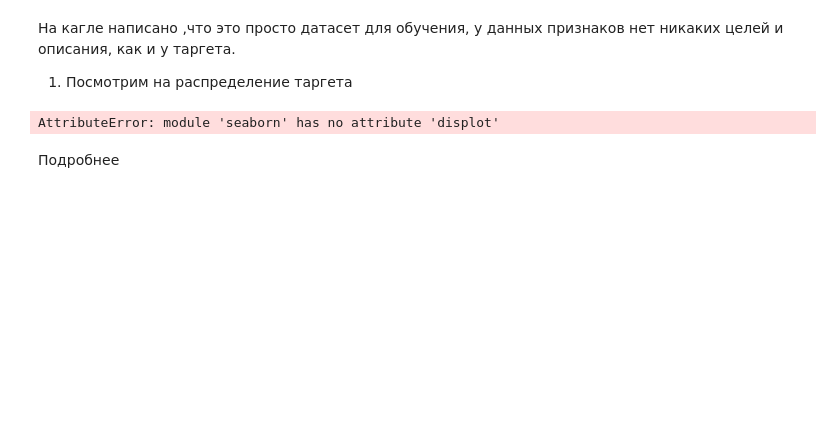
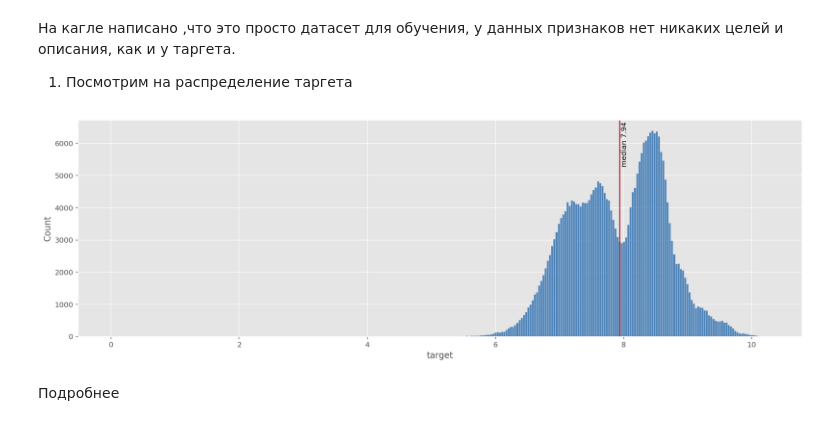
Before and after one commit to Lisstrange/Mini-examples, a Jupyter notebook: seaborn_viz.ipynb, the cells around one changed output. Saved outputs shown, nothing was run; the diff lists cells and outputs as text; code cells hidden in the pictures; blank space fills up the shorter version.

```diff
--- a/seaborn_viz.ipynb
+++ b/seaborn_viz.ipynb
@@ -114,11 +114,11 @@ train data
 На кагле написано ,что это просто датасет для обучения, у данных признаков нет никаких целей и описания, как и у таргета.
 1. Посмотрим на распределение таргета
 # %%
-ax = sns.displot(train['target'], norm_hist =True, aspect=3, color = '#2166ac')  # Было написано displot , поменял на distplot
+ax = sns.displot(train['target'], aspect=3, color = '#2166ac')
 plt.axvline(train['target'].median(), 0, color="#b2182b")
 lab = plt.text(train['target'].median() + 0.02 ,6500,'median 7.94', rotation=90)
 # %% [output]
-AttributeError: module 'seaborn' has no attribute 'displot'
+[figure, added]
 # %% [markdown]
 Подробнее
 # %%
```
Also changed, not shown: parts of 9 cells of this notebook.
